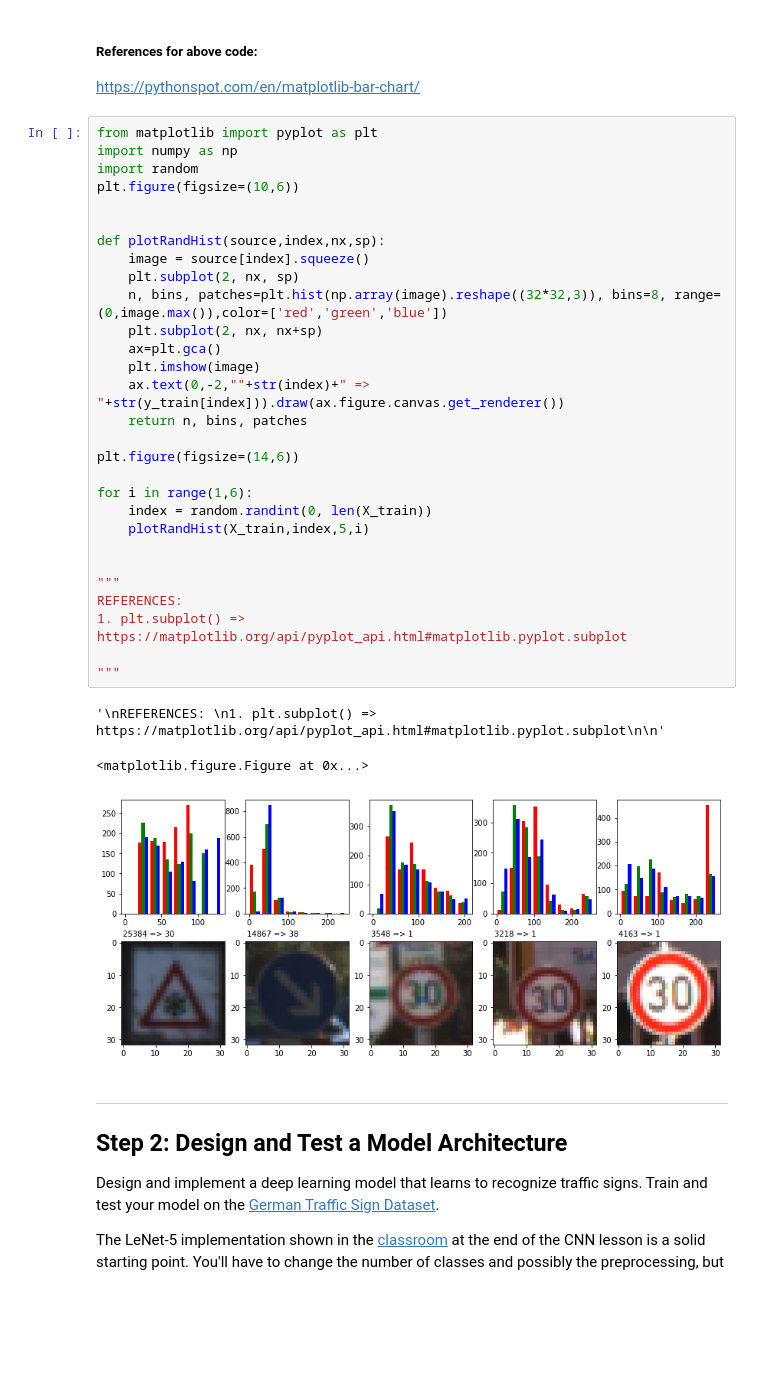
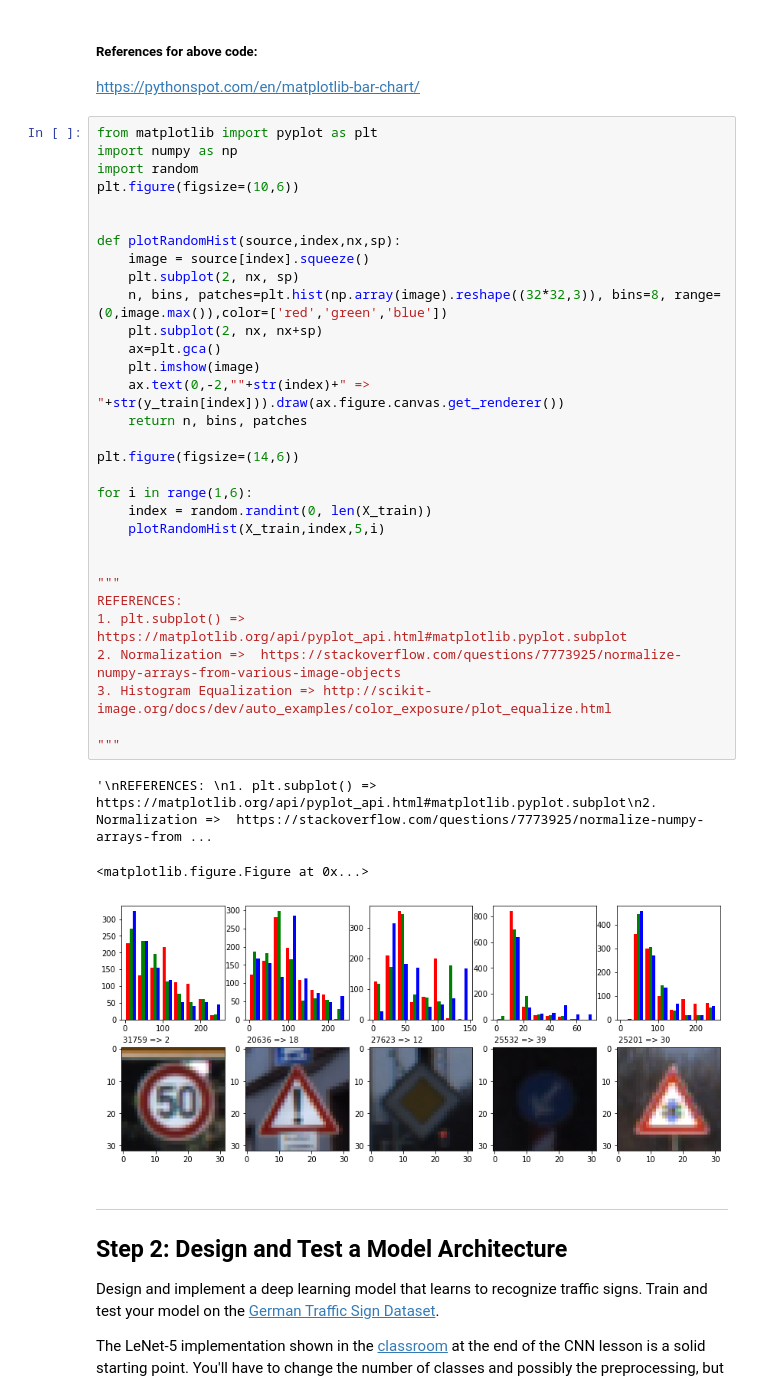
Before and after one commit to ashaik4/Traffic-Sign-Classifier-Project, a Jupyter notebook: Traffic_Sign_Classifier.ipynb, the cells around one changed output. Saved outputs shown, nothing was run; the diff lists cells and outputs as text; blank space fills up the shorter version.

```diff
--- a/Traffic_Sign_Classifier.ipynb
+++ b/Traffic_Sign_Classifier.ipynb
@@ -141,36 +132,38 @@ https://pythonspot.com/en/matplotlib-bar-chart/
 # %%
 from matplotlib import pyplot as plt
 import numpy as np
 import random
 plt.figure(figsize=(10,6))
 
 
-def plotRandHist(source,index,nx,sp):
+def plotRandomHist(source,index,nx,sp):
     image = source[index].squeeze()
     plt.subplot(2, nx, sp)
     n, bins, patches=plt.hist(np.array(image).reshape((32*32,3)), bins=8, range=(0,image.max()),color=['red','green','blue'])
     plt.subplot(2, nx, nx+sp)
     ax=plt.gca()
     plt.imshow(image)
     ax.text(0,-2,""+str(index)+" => "+str(y_train[index])).draw(ax.figure.canvas.get_renderer())
     return n, bins, patches
 
 plt.figure(figsize=(14,6))
 
 for i in range(1,6):
     index = random.randint(0, len(X_train))
-    plotRandHist(X_train,index,5,i)
+    plotRandomHist(X_train,index,5,i)
 
 
 """
 REFERENCES:
 1. plt.subplot() =>  https://matplotlib.org/api/pyplot_api.html#matplotlib.pyplot.subplot
+2. Normalization =>  https://stackoverflow.com/questions/7773925/normalize-numpy-arrays-from-various-image-objects
+3. Histogram Equalization => http://scikit-image.org/docs/dev/auto_examples/color_exposure/plot_equalize.html
 
 """
 # %% [output]
-'\nREFERENCES: \n1. plt.subplot() =>  https://matplotlib.org/api/pyplot_api.html#matplotlib.pyplot.subplot\n\n'
+'\nREFERENCES: \n1. plt.subplot() =>  https://matplotlib.org/api/pyplot_api.html#matplotlib.pyplot.subplot\n2. Normalization =>  https://stackoverflow.com/questions/7773925/normalize-numpy-arrays-from ...
 <matplotlib.figure.Figure at 0x...>
-[figure, old version]
+[figure, new version]
 # %% [markdown]
 ----
 
```
Also changed, not shown: parts of 7 cells of this notebook, 3 other files.
